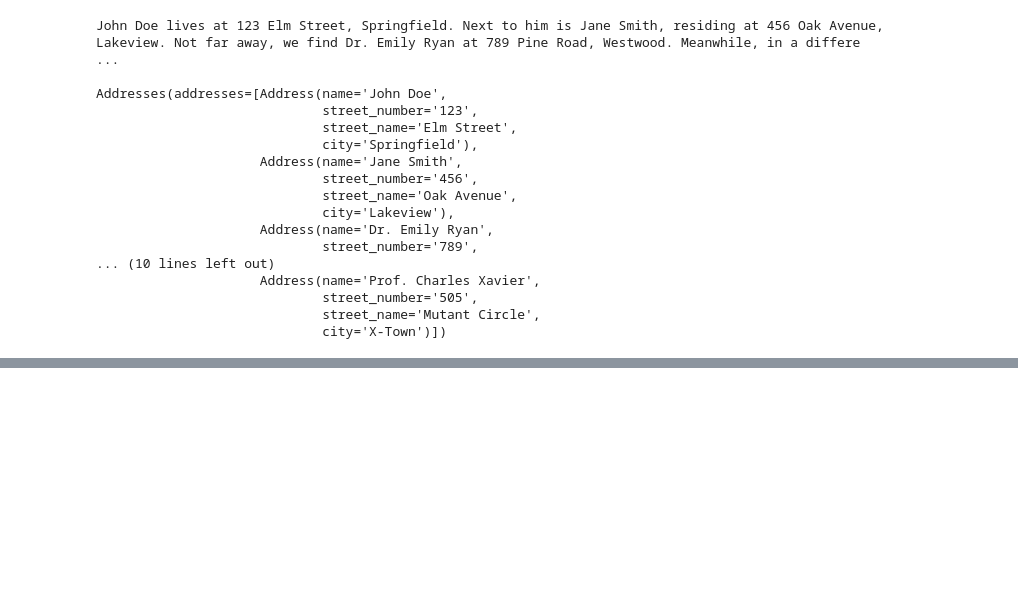
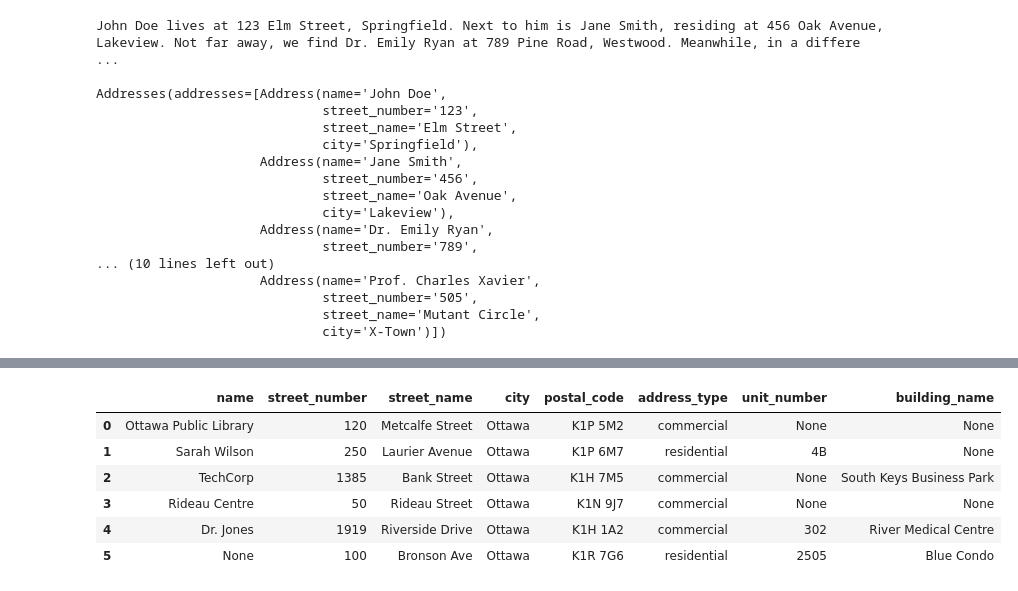
Before and after one commit to hananather/LLM-notes, a Jupyter notebook: Function Calling.ipynb, the cells around one changed output, grey strips where cells are left out. Saved outputs shown, nothing was run; the diff lists cells and outputs as text; code cells hidden in the pictures; blank space fills up the shorter version.

```diff
--- a/Function Calling.ipynb
+++ b/Function Calling.ipynb
@@ -670,0 +1073,35 @@ John Doe lives at 123 Elm Street, Springfield. Next to him is Jane Smith, residi
+# %%
+import pandas as pd
+from dataclasses import asdict
+from typing import Any
+
+def structured_data_to_df(data: Any) -> pd.DataFrame:
+    """
+    Convert any structured data (like dataclass objects) to pandas DataFrame.
+    Works with nested dataclass structures where the top level contains a list/sequence.
+
+    Example inputs:
+    - Addresses(addresses=[Address(...), Address(...)])
+    - Customers(customers=[Customer(...), Customer(...)])
+    - Products(items=[Product(...), Product(...)])
+    """
+    # Get the first attribute of the data object (assumes it's the list/sequence)
+    data_list = next(iter(vars(data).values()))
+
+    # Convert each object to a dictionary
+    rows = [asdict(item) for item in data_list]
+
+    # Create DataFrame
+    return pd.DataFrame(rows)
+
+# Example usage:
+df = structured_data_to_df(res)
+df
+# %% [output]
+|  | name | street_number | street_name | city | postal_code | address_type | unit_number | building_name |
+| 0 | Ottawa Public Library | 120 | Metcalfe Street | Ottawa | K1P 5M2 | commercial | None | None |
+| 1 | Sarah Wilson | 250 | Laurier Avenue | Ottawa | K1P 6M7 | residential | 4B | None |
+| 2 | TechCorp | 1385 | Bank Street | Ottawa | K1H 7M5 | commercial | None | South Keys Business Park |
+| 3 | Rideau Centre | 50 | Rideau Street | Ottawa | K1N 9J7 | commercial | None | None |
+| 4 | Dr. Jones | 1919 | Riverside Drive | Ottawa | K1H 1A2 | commercial | 302 | River Medical Centre |
+| 5 | None | 100 | Bronson Ave | Ottawa | K1R 7G6 | residential | 2505 | Blue Condo |
```
Also changed, not shown: parts of 4 cells of this notebook.
